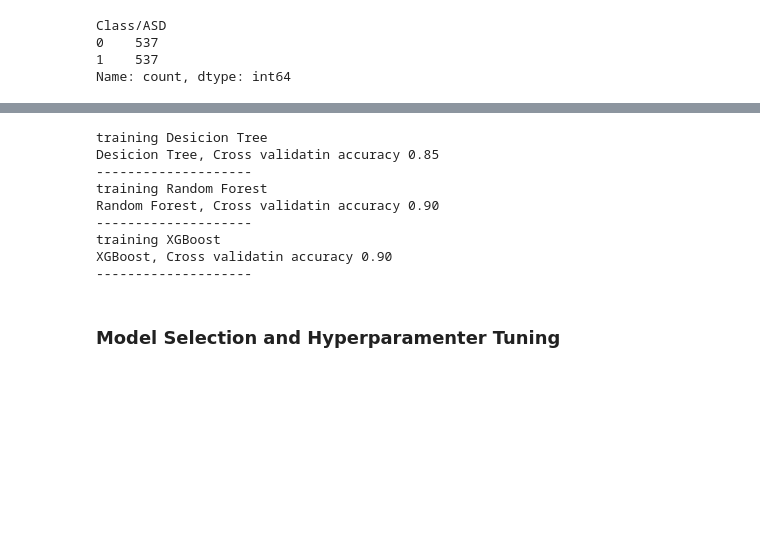
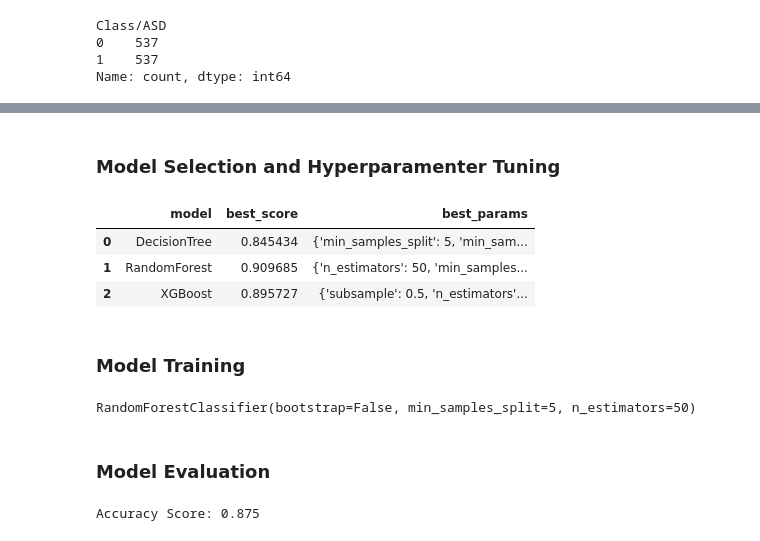
Before and after one commit to sheddiboo/Notebooks, a Jupyter notebook: ML notebooks/Supervised_Learning/Classification/autism/autism_prediction.ipynb, the cells around one changed output, grey strips where cells are left out. Cells and saved outputs as stored; diff of their text form; code cells hidden in the pictures; blank space fills up the shorter version.

```diff
--- a/ML notebooks/Supervised_Learning/Classification/autism/autism_prediction.ipynb
+++ b/ML notebooks/Supervised_Learning/Classification/autism/autism_prediction.ipynb
@@ -486,22 +473,3 @@ models = {
-# %%
-cv_score ={}
-
-for model_name, model in models.items():
-    print(f"training {model_name}")
-    scores = cross_val_score(model, X_train_smote, y_train_smote, cv=5, scoring='accuracy')
-    cv_score[model_name] = scores
-    print(f'{model_name}, Cross validatin accuracy {np.mean(scores):.2f}')
-    print('-'*20)
-# %% [output]
-training Desicion Tree
-Desicion Tree, Cross validatin accuracy 0.85
---------------------
-training Random Forest
-Random Forest, Cross validatin accuracy 0.90
---------------------
-training XGBoost
-XGBoost, Cross validatin accuracy 0.90
---------------------
 # %% [markdown]
 ### Model Selection and Hyperparamenter Tuning
 # %%
@@ -546,0 +531,27 @@ random_search_xgb = RandomizedSearchCV(estimator=xgboost, param_distributions=pa
+# %%
+pd.set_option('display.max_colwidth', None)
+display(df)
+# %% [output]
+|  | model | best_score | best_params |
+| 0 | DecisionTree | 0.845434 | {'min_samples_split': 5, 'min_sam... |
+| 1 | RandomForest | 0.909685 | {'n_estimators': 50, 'min_samples... |
+| 2 | XGBoost | 0.895727 | {'subsample': 0.5, 'n_estimators'... |
+# %% [markdown]
+### Model Training
+# %%
+# Best hyperparameters from tuning
+best_params = {
+    'n_estimators': 50,
+    'min_samples_split': 5,
+    'min_samples_leaf': 1,
+    'max_depth': None,
+    'bootstrap': False
+}
+
+# Retrain the best model
+best_model = RandomForestClassifier(**best_params)
+best_model.fit(X_train_smote, y_train_smote)
+# %% [output]
+RandomForestClassifier(bootstrap=False, min_samples_split=5, n_estimators=50)
+# %% [markdown]
+### Model Evaluation
@@ -546,0 +560,6 @@ random_search_xgb = RandomizedSearchCV(estimator=xgboost, param_distributions=pa
+# %%
+# accuracy
+accuracy = accuracy_score(y_pred, y_test)
+print("Accuracy Score:", accuracy)
+# %% [output]
+Accuracy Score: 0.875
```
Also changed, not shown: parts of 14 cells of this notebook, 1 other file.
